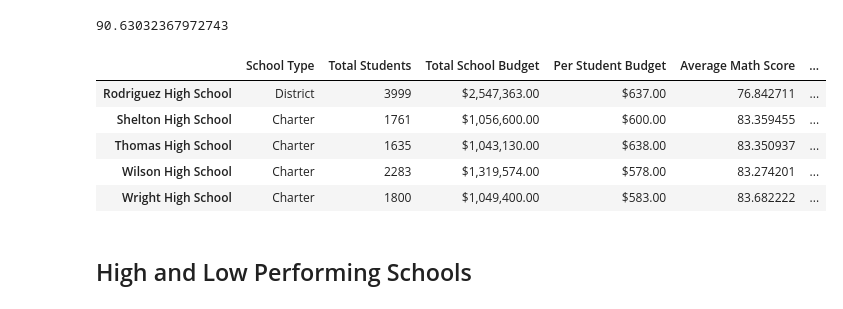
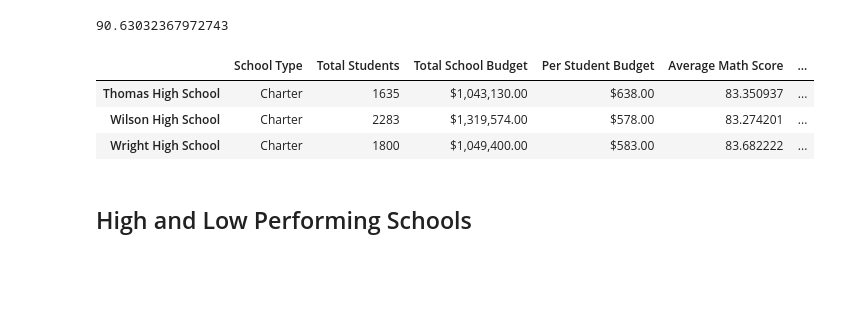
Before and after one commit to FIRE-Phoebe/School_District_Analysis, a Jupyter notebook: PyCitySchool_Challenge.ipynb, the cells around one changed output. Drawn from its saved outputs; the diff is of its cells as text; code cells hidden in the pictures; blank space fills up the shorter version.

```diff
--- a/PyCitySchool_Challenge.ipynb
+++ b/PyCitySchool_Challenge.ipynb
@@ -311,11 +307,9 @@ per_school_summary_df.loc[per_school_summary_df.index=='Thomas High School','% P
 per_school_summary_df.loc[per_school_summary_df.index=='Thomas High School','% Overall Passing']=[per_THS_Overall]
 # %%
 # per_school_summary_df
-per_school_summary_df.tail()
+per_school_summary_df.tail(3)
 # %% [output]
 |  | School Type | Total Students | Total School Budget | Per Student Budget | Average Math Score | ... |
-| Rodriguez High School | District | 3999 | $2,547,363.00 | $637.00 | 76.842711 | ... |
-| Shelton High School | Charter | 1761 | $1,056,600.00 | $600.00 | 83.359455 | ... |
 | Thomas High School | Charter | 1635 | $1,043,130.00 | $638.00 | 83.350937 | ... |
 | Wilson High School | Charter | 2283 | $1,319,574.00 | $578.00 | 83.274201 | ... |
 | Wright High School | Charter | 1800 | $1,049,400.00 | $583.00 | 83.682222 | ... |
```
Also changed, not shown: parts of 2 cells of this notebook, 2 other files.
